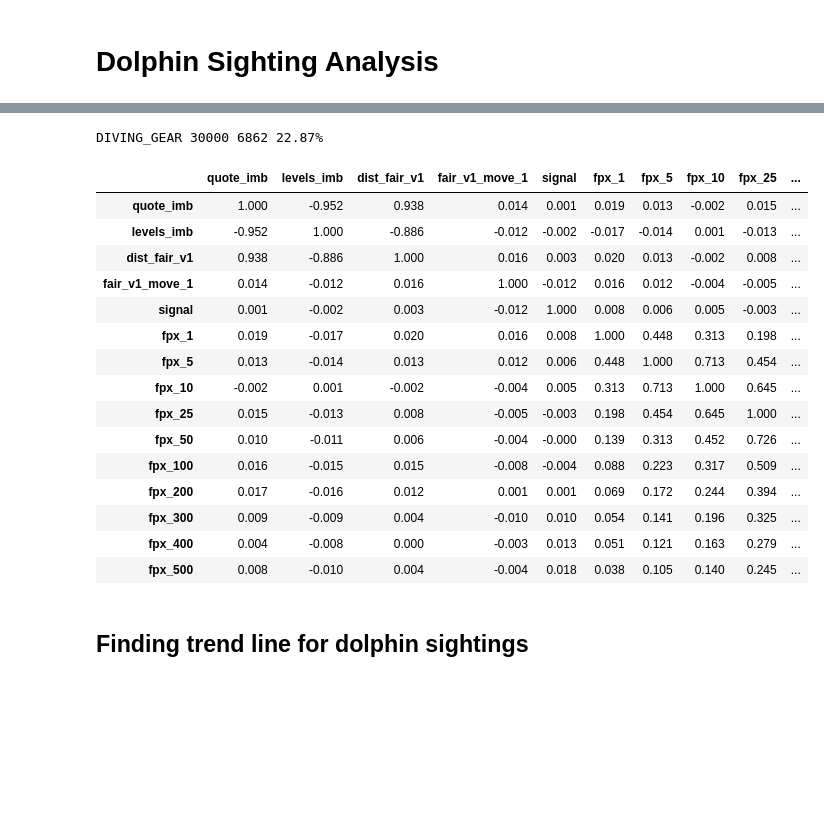
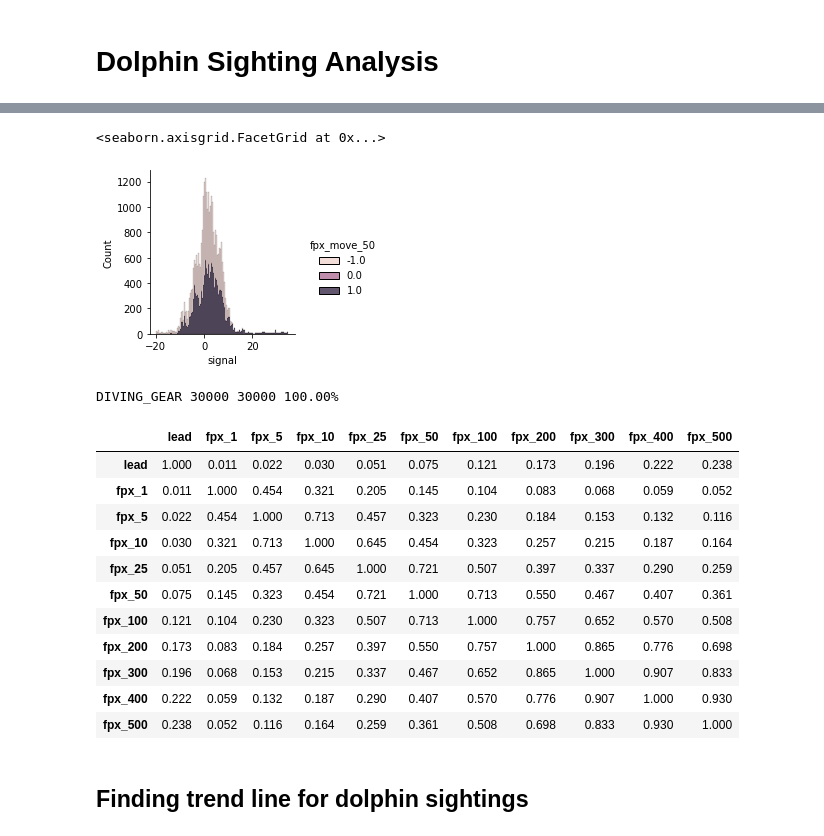
Before and after one commit to XiuLuoShen/imc_prosperity, a Jupyter notebook: Dolphins.ipynb, the cells around one changed output, grey strips where cells are left out. Saved outputs shown, nothing was run; the diff lists cells and outputs as text; code cells hidden in the pictures; blank space fills up the shorter version.

```diff
--- a/Dolphins.ipynb
+++ b/Dolphins.ipynb
@@ -444,8 +458,6 @@ pd.DataFrame(dolphin_diff.value_counts().sort_index()).transpose()
 quote = hist_quotes['DIVING_GEAR'].copy()
 quote['time'] = quote['timestamp']/100
 quote['DOLPHIN_SIGHTINGS'] = hist_quotes['DOLPHIN_SIGHTINGS']['mid_price']
-quote['signal'] = dolphin_diff
-quote['signal'] = np.sign(dolphin_diff)
 
 trades = hist_trades['DIVING_GEAR']
 trades['time'] = trades['timestamp']/100
@@ -459,0 +550,22 @@ for t in FUTURE_TIMES:
+# %%
+# last few unique
+changes = dolphin_diff.loc[dolphin_diff != 0].copy()
+dolphin_unique = quote.loc[dolphin_diff != 0, 'DOLPHIN_SIGHTINGS'].copy()
+quote.drop('signal', axis=1,inplace=True)
+# changes = np.sign(changes)
+# quote['signal'] = changes.rolling(10).sum()-changes.rolling(20).sum()
+# macd
+# quote['signal'] = changes.rolling(3, min_periods=0).sum()-changes.rolling(10, min_periods=0).sum()
+
+# Change in direction
+
+# quote['signal'] = quote['DOLPHIN_SIGHTINGS'].rolling(5, min_periods=0).mean()-quote['DOLPHIN_SIGHTINGS'].rolling(10, min_periods=0).mean()
+
+# emacd
+quote['signal'] = quote['DOLPHIN_SIGHTINGS'].ewm(10, min_periods=0).mean()-quote['DOLPHIN_SIGHTINGS'].ewm(100, min_periods=0).mean()
+
+
+# quote['signal'] = quote['DOLPHIN_SIGHTINGS']-quote['DOLPHIN_SIGHTINGS'].ewm(10, min_periods=0).mean()
+# quote['signal'] = quote['DOLPHIN_SIGHTINGS']-dolphin_unique.ewm(10, min_periods=0).mean()
+
+# quote['signal'].fillna(method='ffill', inplace=True)
@@ -460,28 +608,30 @@ for t in FUTURE_TIMES:
+# %%
+# sns.displot(x='signal', data=quote.loc[np.abs(quote['signal']) >= 1],hue='fpx_move_50',multiple='stack', height=3)
+sns.displot(x='signal', data=quote,hue='fpx_move_50',multiple='stack', height=3)
+# %% [output]
+<seaborn.axisgrid.FacetGrid at 0x...>
+[figure, added]
 # %%
 sub_data = quote.copy()
-sub_data = sub_data.loc[sub_data.signal != 0]
+# sub_data = sub_data.loc[np.abs(sub_data.signal) >= 1]
 
 print("{} {} {} {:.2f}%".format('DIVING_GEAR', len(quote.copy()), len(sub_data), 100*len(sub_data)/len(quote)))
-corr = sub_data[['quote_imb', 'levels_imb', 'dist_fair_v1', 'fair_v1_move_1', 'signal'] + px_delta_cols].corr()
+corr = sub_data[['lead'] + px_delta_cols].corr()
 display(corr.style.background_gradient(cmap='coolwarm').format(precision=3))
 # %% [output]
-DIVING_GEAR 30000 6862 22.87%
+DIVING_GEAR 30000 30000 100.00%
-|  | quote_imb | levels_imb | dist_fair_v1 | fair_v1_move_1 | signal | fpx_1 | fpx_5 | fpx_10 | fpx_25 | ... |
-| quote_imb | 1.000 | -0.952 | 0.938 | 0.014 | 0.001 | 0.019 | 0.013 | -0.002 | 0.015 | ... |
-| levels_imb | -0.952 | 1.000 | -0.886 | -0.012 | -0.002 | -0.017 | -0.014 | 0.001 | -0.013 | ... |
-| dist_fair_v1 | 0.938 | -0.886 | 1.000 | 0.016 | 0.003 | 0.020 | 0.013 | -0.002 | 0.008 | ... |
-| fair_v1_move_1 | 0.014 | -0.012 | 0.016 | 1.000 | -0.012 | 0.016 | 0.012 | -0.004 | -0.005 | ... |
-| signal | 0.001 | -0.002 | 0.003 | -0.012 | 1.000 | 0.008 | 0.006 | 0.005 | -0.003 | ... |
-| fpx_1 | 0.019 | -0.017 | 0.020 | 0.016 | 0.008 | 1.000 | 0.448 | 0.313 | 0.198 | ... |
-| fpx_5 | 0.013 | -0.014 | 0.013 | 0.012 | 0.006 | 0.448 | 1.000 | 0.713 | 0.454 | ... |
-| fpx_10 | -0.002 | 0.001 | -0.002 | -0.004 | 0.005 | 0.313 | 0.713 | 1.000 | 0.645 | ... |
-| fpx_25 | 0.015 | -0.013 | 0.008 | -0.005 | -0.003 | 0.198 | 0.454 | 0.645 | 1.000 | ... |
-| fpx_50 | 0.010 | -0.011 | 0.006 | -0.004 | -0.000 | 0.139 | 0.313 | 0.452 | 0.726 | ... |
-| fpx_100 | 0.016 | -0.015 | 0.015 | -0.008 | -0.004 | 0.088 | 0.223 | 0.317 | 0.509 | ... |
-| fpx_200 | 0.017 | -0.016 | 0.012 | 0.001 | 0.001 | 0.069 | 0.172 | 0.244 | 0.394 | ... |
-| fpx_300 | 0.009 | -0.009 | 0.004 | -0.010 | 0.010 | 0.054 | 0.141 | 0.196 | 0.325 | ... |
-| fpx_400 | 0.004 | -0.008 | 0.000 | -0.003 | 0.013 | 0.051 | 0.121 | 0.163 | 0.279 | ... |
-| fpx_500 | 0.008 | -0.010 | 0.004 | -0.004 | 0.018 | 0.038 | 0.105 | 0.140 | 0.245 | ... |
+|  | lead | fpx_1 | fpx_5 | fpx_10 | fpx_25 | fpx_50 | fpx_100 | fpx_200 | fpx_300 | fpx_400 | fpx_500 |
+| lead | 1.000 | 0.011 | 0.022 | 0.030 | 0.051 | 0.075 | 0.121 | 0.173 | 0.196 | 0.222 | 0.238 |
+| fpx_1 | 0.011 | 1.000 | 0.454 | 0.321 | 0.205 | 0.145 | 0.104 | 0.083 | 0.068 | 0.059 | 0.052 |
+| fpx_5 | 0.022 | 0.454 | 1.000 | 0.713 | 0.457 | 0.323 | 0.230 | 0.184 | 0.153 | 0.132 | 0.116 |
+| fpx_10 | 0.030 | 0.321 | 0.713 | 1.000 | 0.645 | 0.454 | 0.323 | 0.257 | 0.215 | 0.187 | 0.164 |
+| fpx_25 | 0.051 | 0.205 | 0.457 | 0.645 | 1.000 | 0.721 | 0.507 | 0.397 | 0.337 | 0.290 | 0.259 |
+| fpx_50 | 0.075 | 0.145 | 0.323 | 0.454 | 0.721 | 1.000 | 0.713 | 0.550 | 0.467 | 0.407 | 0.361 |
+| fpx_100 | 0.121 | 0.104 | 0.230 | 0.323 | 0.507 | 0.713 | 1.000 | 0.757 | 0.652 | 0.570 | 0.508 |
+| fpx_200 | 0.173 | 0.083 | 0.184 | 0.257 | 0.397 | 0.550 | 0.757 | 1.000 | 0.865 | 0.776 | 0.698 |
+| fpx_300 | 0.196 | 0.068 | 0.153 | 0.215 | 0.337 | 0.467 | 0.652 | 0.865 | 1.000 | 0.907 | 0.833 |
+| fpx_400 | 0.222 | 0.059 | 0.132 | 0.187 | 0.290 | 0.407 | 0.570 | 0.776 | 0.907 | 1.000 | 0.930 |
+| fpx_500 | 0.238 | 0.052 | 0.116 | 0.164 | 0.259 | 0.361 | 0.508 | 0.698 | 0.833 | 0.930 | 1.000 |
 # %% [markdown]
 ## Finding trend line for dolphin sightings
 # %%
```
Also changed, not shown: parts of 30 cells of this notebook, 4 other files.
